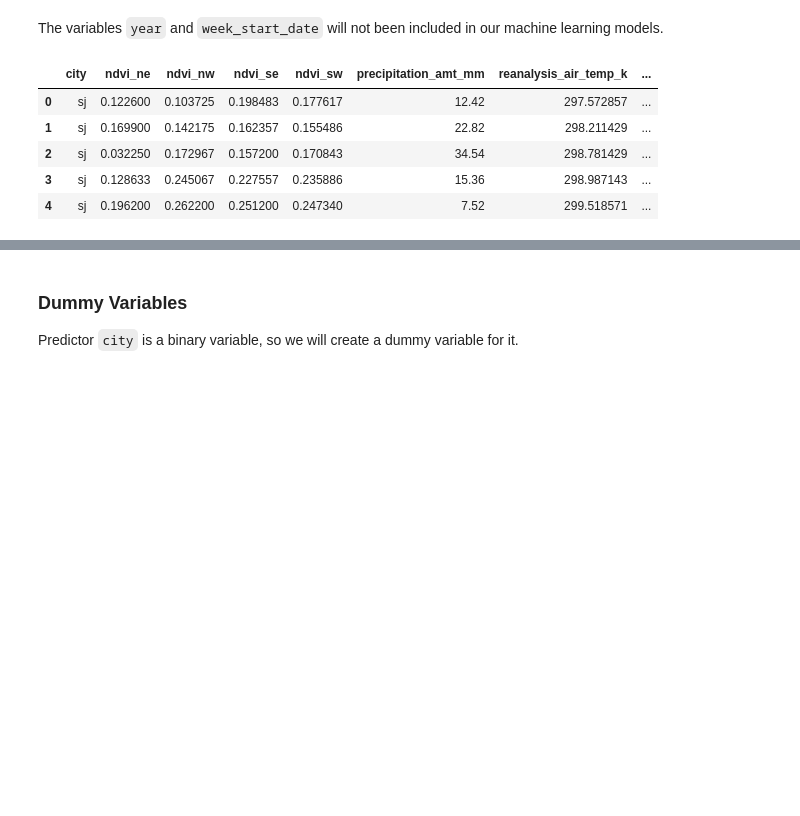
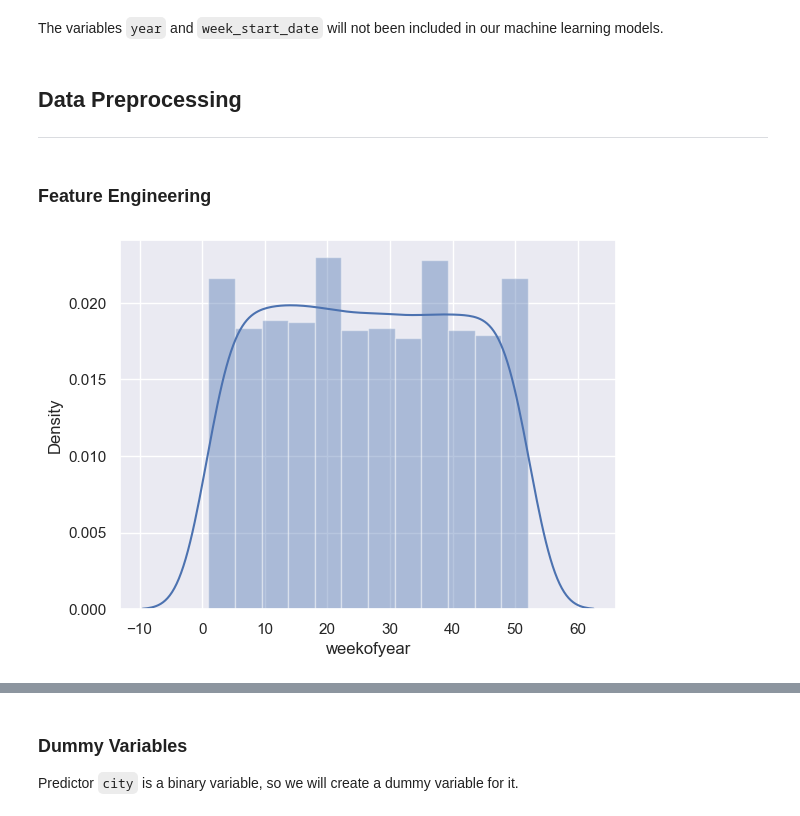
Before and after one commit to leonemma/Dengue-Fever, a Jupyter notebook: Dengue_Fever.ipynb, the cells around one changed output, grey strips where cells are left out. Drawn from its saved outputs; the diff is of its cells as text; code cells hidden in the pictures; blank space fills up the shorter version.

```diff
--- a/Dengue_Fever.ipynb
+++ b/Dengue_Fever.ipynb
@@ -463,13 +464,14 @@ df.head()
 | 4 | sj | 1990 | 22 | 1990-05-28 | 0.196200 | 0.262200 | 0.251200 | 0.247340 | ... |
 # %% [markdown]
 The variables `year` and `week_start_date` will not been included in our machine learning models.
-# %%
-df_selected = df.iloc[:, [i for i in range(df.shape[1]) if i not in [1, 2, 3]]]
-df_selected.head()
-# %% [output]
-|  | city | ndvi_ne | ndvi_nw | ndvi_se | ndvi_sw | precipitation_amt_mm | reanalysis_air_temp_k | ... |
-| 0 | sj | 0.122600 | 0.103725 | 0.198483 | 0.177617 | 12.42 | 297.572857 | ... |
-| 1 | sj | 0.169900 | 0.142175 | 0.162357 | 0.155486 | 22.82 | 298.211429 | ... |
-| 2 | sj | 0.032250 | 0.172967 | 0.157200 | 0.170843 | 34.54 | 298.781429 | ... |
-| 3 | sj | 0.128633 | 0.245067 | 0.227557 | 0.235886 | 15.36 | 298.987143 | ... |
-| 4 | sj | 0.196200 | 0.262200 | 0.251200 | 0.247340 | 7.52 | 299.518571 | ... |
+# %% [markdown]
+## Data Preprocessing
+----
+# %% [markdown]
+### Feature Engineering
+# %%
+# weekofyear
+sns.distplot(df['weekofyear'], kde=True)
+plt.show()
+# %% [output]
+[figure, added]
```
Also changed, not shown: parts of 36 cells of this notebook.
